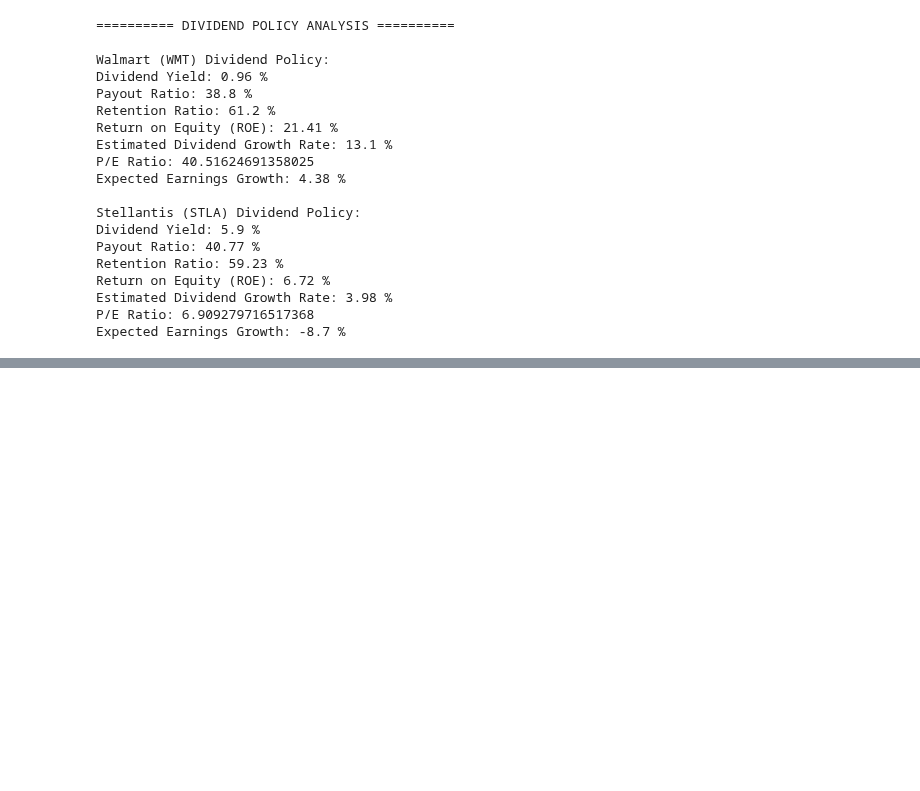
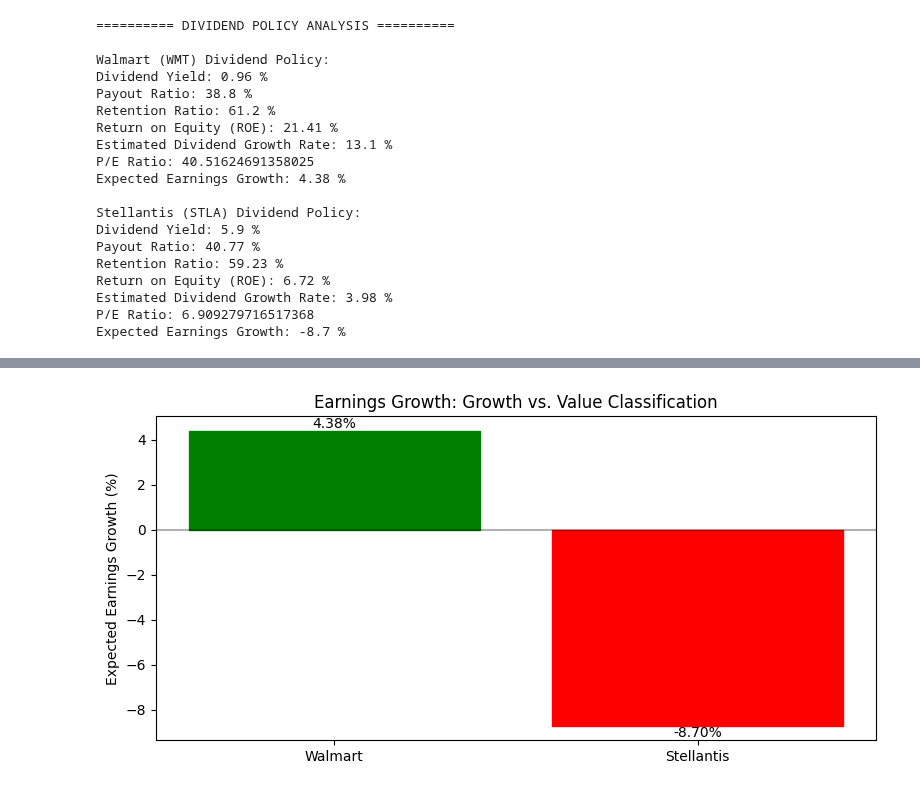
Before and after one commit to simonefilosofi/STLA-and-WMT-financial-analysis, a Jupyter notebook: CapitalStructure&Dividends.ipynb, the cells around one changed output, grey strips where cells are left out. Drawn from its saved outputs; the diff is of its cells as text; code cells hidden in the pictures; blank space fills up the shorter version.

```diff
--- a/CapitalStructure&Dividends.ipynb
+++ b/CapitalStructure&Dividends.ipynb
@@ -207,0 +796,31 @@ Expected Earnings Growth: -8.7 %
+# %%
+# Simple bar chart for earnings growth comparison
+import matplotlib.pyplot as plt
+
+# Create simple bar chart
+companies = ['Walmart', 'Stellantis']
+growth_values = [wmt_earnings_growth * 100, stla_earnings_growth * 100]
+
+plt.figure(figsize=(8, 4))
+bars = plt.bar(companies, growth_values)
+
+# Color the bars based on positive/negative values
+bars[0].set_color('green')
+bars[1].set_color('red')
+
+# Add labels
+plt.ylabel('Expected Earnings Growth (%)')
+plt.title('Earnings Growth: Growth vs. Value Classification')
+
+# Add value labels on bars
+for i, bar in enumerate(bars):
+   plt.text(i, growth_values[i], f"{growth_values[i]:.2f}%",
+            ha='center', va='bottom' if growth_values[i] > 0 else 'top')
+
+# Add a horizontal line at y=0
+plt.axhline(y=0, color='black', linestyle='-', alpha=0.3)
+
+plt.tight_layout()
+plt.show()
+# %% [output]
+[figure, added]
```
Also changed, not shown: parts of 9 cells of this notebook.
